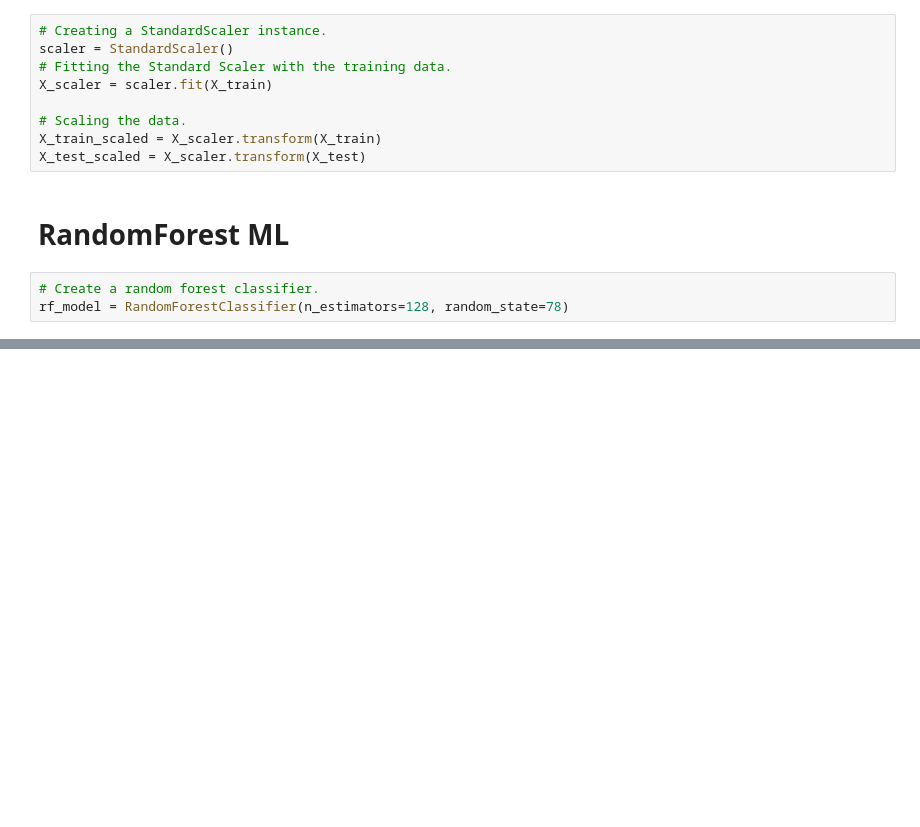
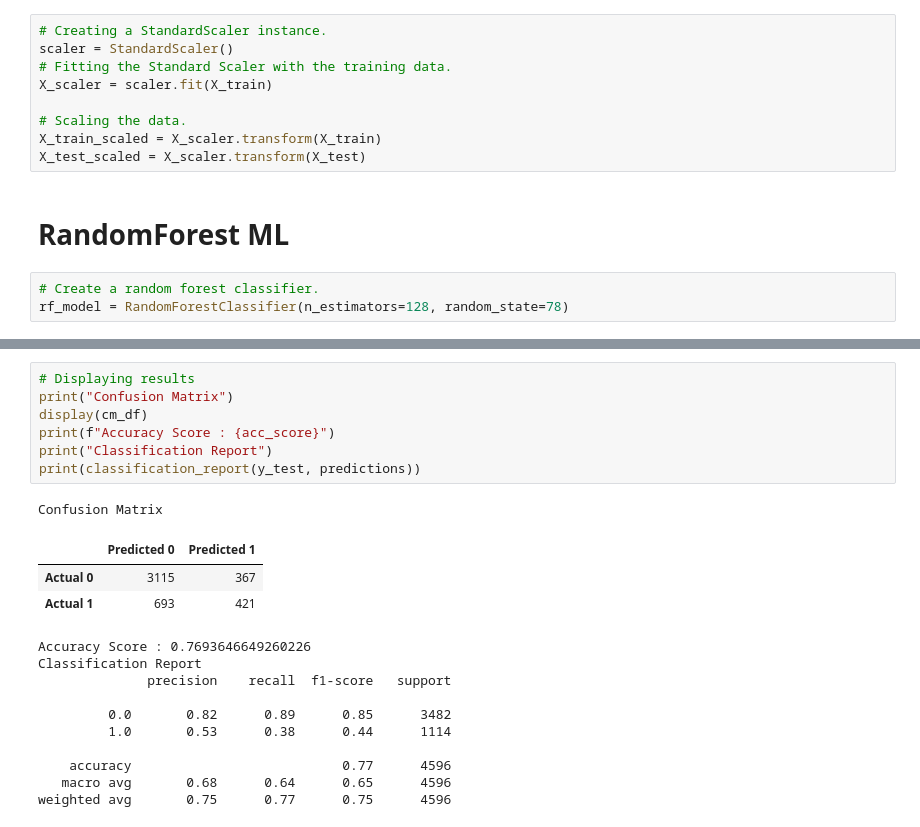
Before and after one commit to jonathansylvestre/GroupProject, a Jupyter notebook: HR_Enc_RandomForest.ipynb, the cells around one changed output, grey strips where cells are left out. Cells and saved outputs as stored; diff of their text form; blank space fills up the shorter version.

```diff
--- a/HR_Enc_RandomForest.ipynb
+++ b/HR_Enc_RandomForest.ipynb
@@ -156,0 +179,22 @@ rf_model = RandomForestClassifier(n_estimators=128, random_state=78)
+# %%
+# Displaying results
+print("Confusion Matrix")
+display(cm_df)
+print(f"Accuracy Score : {acc_score}")
+print("Classification Report")
+print(classification_report(y_test, predictions))
+# %% [output]
+Confusion Matrix
+|  | Predicted 0 | Predicted 1 |
+| Actual 0 | 3115 | 367 |
+| Actual 1 | 693 | 421 |
+Accuracy Score : 0.7693646649260226
+Classification Report
+              precision    recall  f1-score   support
+
+         0.0       0.82      0.89      0.85      3482
+         1.0       0.53      0.38      0.44      1114
+
+    accuracy                           0.77      4596
+   macro avg       0.68      0.64      0.65      4596
+weighted avg       0.75      0.77      0.75      4596
```
Also changed, not shown: parts of 12 cells of this notebook.
